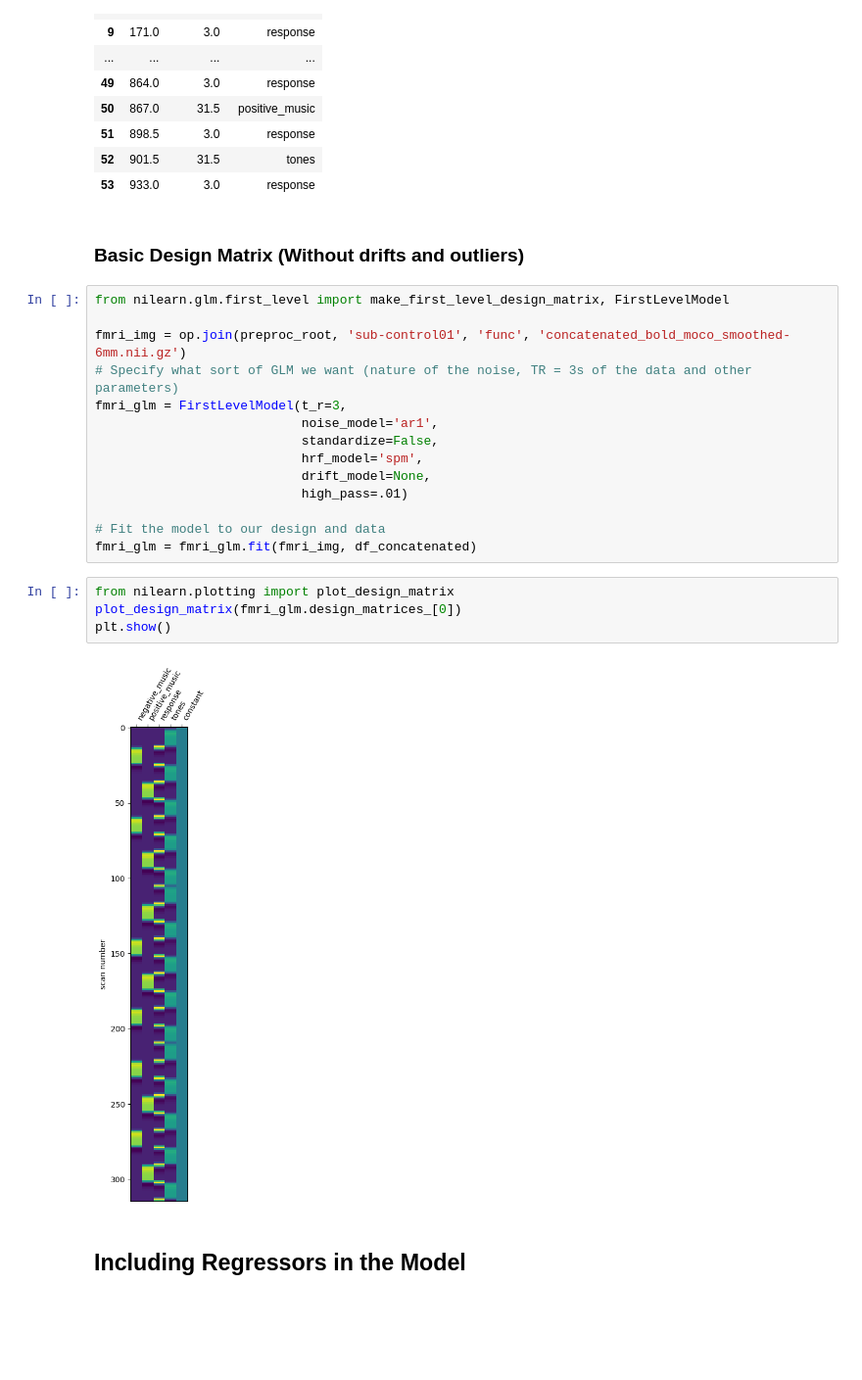
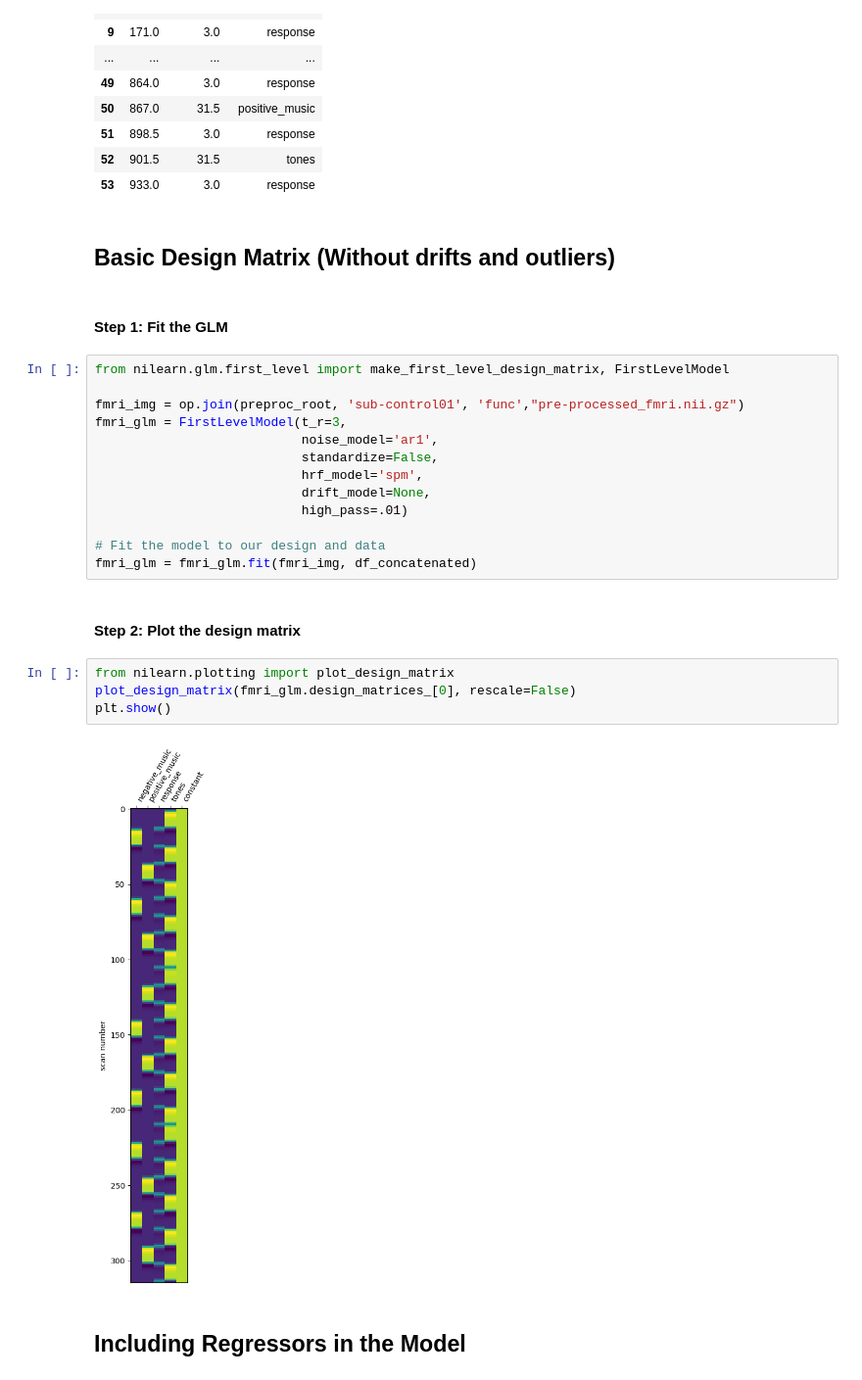
Before and after one commit to AlexisCogne/NSSP_projects, a Jupyter notebook: Project_1.ipynb, the cells around one changed output. Shown at 98% size. Cells and saved outputs as stored; diff of their text form; blank space fills up the shorter version.

Commit message:
Preprocessing completed.

```diff
--- a/Project_1.ipynb
+++ b/Project_1.ipynb
@@ -588,12 +572,13 @@ df_concatenated.head(56)
 | 52 | 901.5 | 31.5 | tones |
 | 53 | 933.0 | 3.0 | response |
 # %% [markdown]
-### Basic Design Matrix (Without drifts and outliers)
+## Basic Design Matrix (Without drifts and outliers)
+# %% [markdown]
+#### Step 1: Fit the GLM
 # %%
 from nilearn.glm.first_level import make_first_level_design_matrix, FirstLevelModel
 
-fmri_img = op.join(preproc_root, 'sub-control01', 'func', 'concatenated_bold_moco_smoothed-6mm.nii.gz')
-# Specify what sort of GLM we want (nature of the noise, TR = 3s of the data and other parameters)
+fmri_img = op.join(preproc_root, 'sub-control01', 'func',"pre-processed_fmri.nii.gz")
 fmri_glm = FirstLevelModel(t_r=3,
                            noise_model='ar1',
                            standardize=False,
@@ -603,12 +588,14 @@ fmri_glm = FirstLevelModel(t_r=3,
 
 # Fit the model to our design and data
 fmri_glm = fmri_glm.fit(fmri_img, df_concatenated)
+# %% [markdown]
+#### Step 2: Plot the design matrix
 # %%
 from nilearn.plotting import plot_design_matrix
-plot_design_matrix(fmri_glm.design_matrices_[0])
+plot_design_matrix(fmri_glm.design_matrices_[0], rescale=False)
 plt.show()
 # %% [output]
-[figure, old version]
+[figure, new version]
 # %% [markdown]
 ## Including Regressors in the Model
 # %% [markdown]
```
Also changed, not shown: parts of 70 cells of this notebook, 1 other file.
